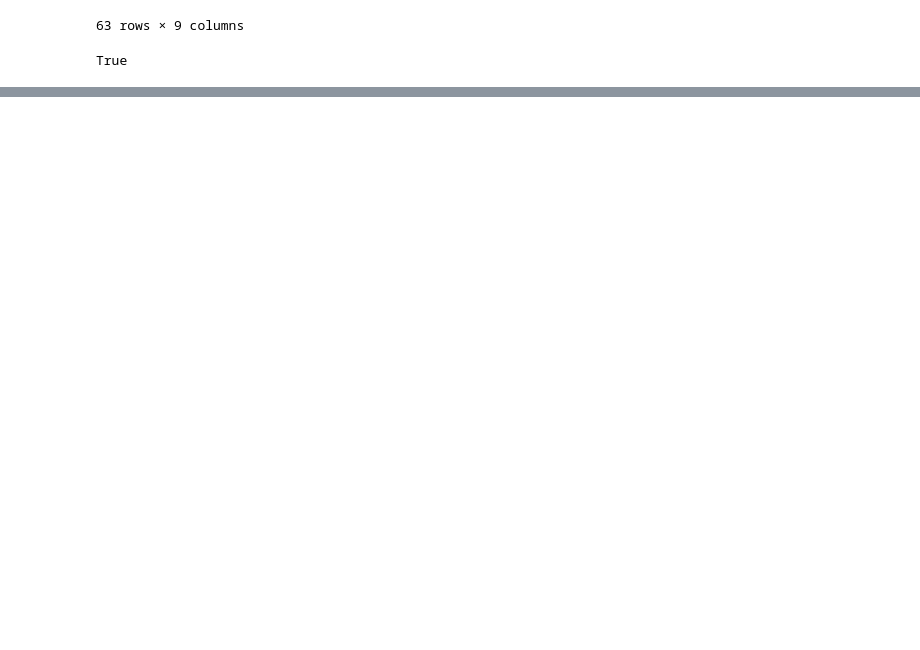
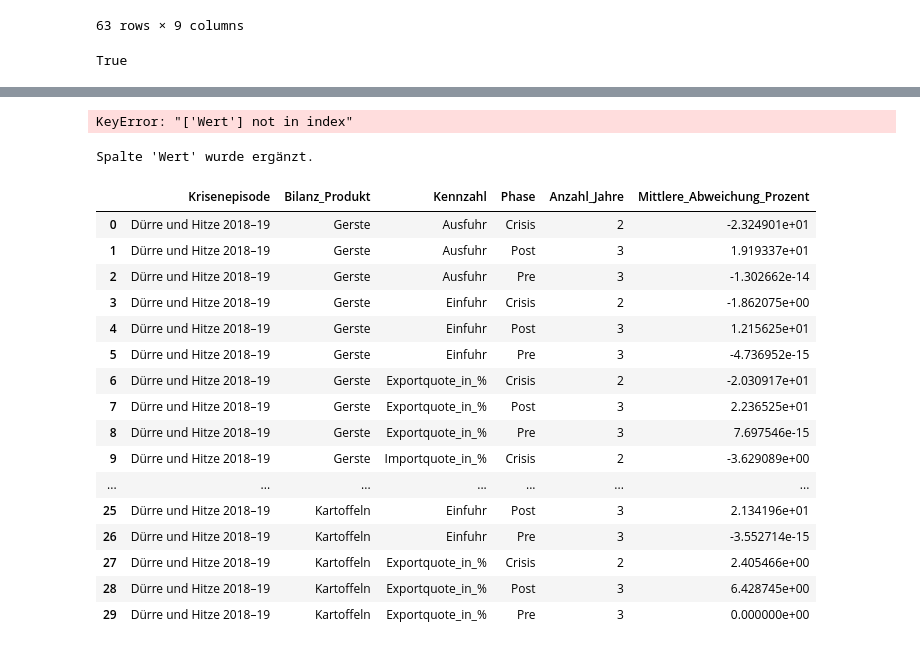
Before and after one commit to verveat/Agriculture_Crisis_Resilience, a Jupyter notebook: analysis/11_crisis_reference_niveau_method.ipynb, the cells around one changed output, grey strips where cells are left out. Cells and saved outputs as stored; diff of their text form; code cells hidden in the pictures; blank space fills up the shorter version.

```diff
--- a/analysis/11_crisis_reference_niveau_method.ipynb
+++ b/analysis/11_crisis_reference_niveau_method.ipynb
@@ -3093,0 +3226,76 @@ True
+# %%
+
+# Übersicht der berechneten Phasen je Krise und Produkt
+
+display(
+    analyse_krisen[
+        ["Bilanz_Produkt", "Krisenepisode", "Kennzahl", "Phase",
+         "Wirtschaftsjahr", "Wert", "rel_deviation_level_pct"]
+    ]
+    .query("Phase in ['Pre', 'Crisis', 'Post']")
+    .groupby(["Krisenepisode", "Bilanz_Produkt", "Kennzahl", "Phase"])
+    .agg(
+        Anzahl_Jahre=("Wirtschaftsjahr", "count"),
+        Mittlere_Abweichung_Prozent=("rel_deviation_level_pct", "mean")
+    )
+    .reset_index()
+    .head(30)
+)
+# %% [output]
+KeyError: "['Wert'] not in index"
+# %%
+
+# Fehlende Spalte "Wert" ergänzen
+analyse_krisen["Wert"] = np.nan
+
+for kennzahl in analyse_krisen["Kennzahl"].dropna().unique():
+    maske = analyse_krisen["Kennzahl"] == kennzahl
+    analyse_krisen.loc[maske, "Wert"] = analyse_krisen.loc[maske, kennzahl]
+
+print("Spalte 'Wert' wurde ergänzt.")
+# %% [output]
+Spalte 'Wert' wurde ergänzt.
+# %%
+
+# Übersicht der berechneten Phasen je Krise und Produkt
+display(
+    analyse_krisen[
+        [
+            "Bilanz_Produkt",
+            "Krisenepisode",
+            "Kennzahl",
+            "Phase",
+            "Wirtschaftsjahr",
+            "Wert",
+            "rel_deviation_level_pct"
+        ]
+    ]
+    .query("Phase in ['Pre', 'Crisis', 'Post']")
+    .groupby(
+        ["Krisenepisode", "Bilanz_Produkt", "Kennzahl", "Phase"]
+    )
+    .agg(
+        Anzahl_Jahre=("Wert", "count"),
+        Mittlere_Abweichung_Prozent=("rel_deviation_level_pct", "mean")
+    )
+    .reset_index()
+    .head(30)
+)
+# %% [output]
+|  | Krisenepisode | Bilanz_Produkt | Kennzahl | Phase | Anzahl_Jahre | Mittlere_Abweichung_Prozent |
+| 0 | Dürre und Hitze 2018–19 | Gerste | Ausfuhr | Crisis | 2 | -2.324901e+01 |
+| 1 | Dürre und Hitze 2018–19 | Gerste | Ausfuhr | Post | 3 | 1.919337e+01 |
+| 2 | Dürre und Hitze 2018–19 | Gerste | Ausfuhr | Pre | 3 | -1.302662e-14 |
+| 3 | Dürre und Hitze 2018–19 | Gerste | Einfuhr | Crisis | 2 | -1.862075e+00 |
+| 4 | Dürre und Hitze 2018–19 | Gerste | Einfuhr | Post | 3 | 1.215625e+01 |
+| 5 | Dürre und Hitze 2018–19 | Gerste | Einfuhr | Pre | 3 | -4.736952e-15 |
+| 6 | Dürre und Hitze 2018–19 | Gerste | Exportquote_in_% | Crisis | 2 | -2.030917e+01 |
+| 7 | Dürre und Hitze 2018–19 | Gerste | Exportquote_in_% | Post | 3 | 2.236525e+01 |
+| 8 | Dürre und Hitze 2018–19 | Gerste | Exportquote_in_% | Pre | 3 | 7.697546e-15 |
+| 9 | Dürre und Hitze 2018–19 | Gerste | Importquote_in_% | Crisis | 2 | -3.629089e+00 |
+| ... | ... | ... | ... | ... | ... | ... |
+| 25 | Dürre und Hitze 2018–19 | Kartoffeln | Einfuhr | Post | 3 | 2.134196e+01 |
+| 26 | Dürre und Hitze 2018–19 | Kartoffeln | Einfuhr | Pre | 3 | -3.552714e-15 |
+| 27 | Dürre und Hitze 2018–19 | Kartoffeln | Exportquote_in_% | Crisis | 2 | 2.405466e+00 |
+| 28 | Dürre und Hitze 2018–19 | Kartoffeln | Exportquote_in_% | Post | 3 | 6.428745e+00 |
+| 29 | Dürre und Hitze 2018–19 | Kartoffeln | Exportquote_in_% | Pre | 3 | 0.000000e+00 |
```
Also changed, not shown: parts of 25 cells of this notebook.
